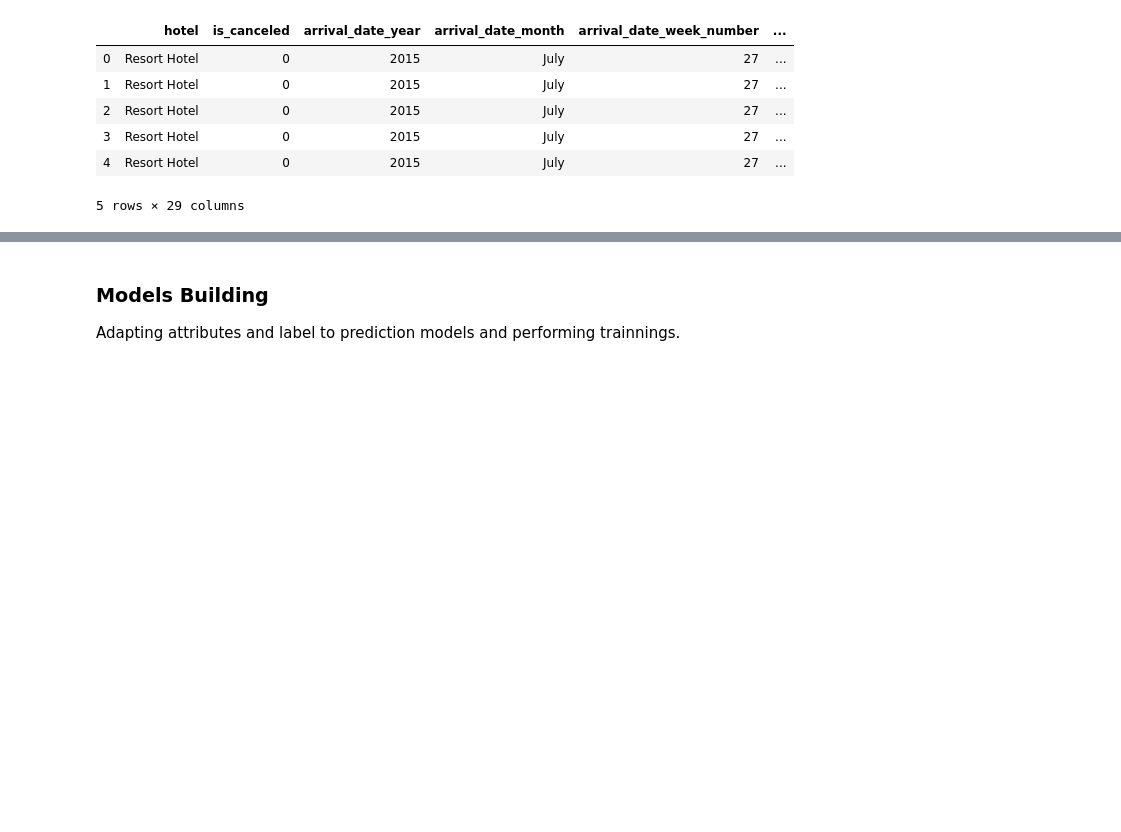
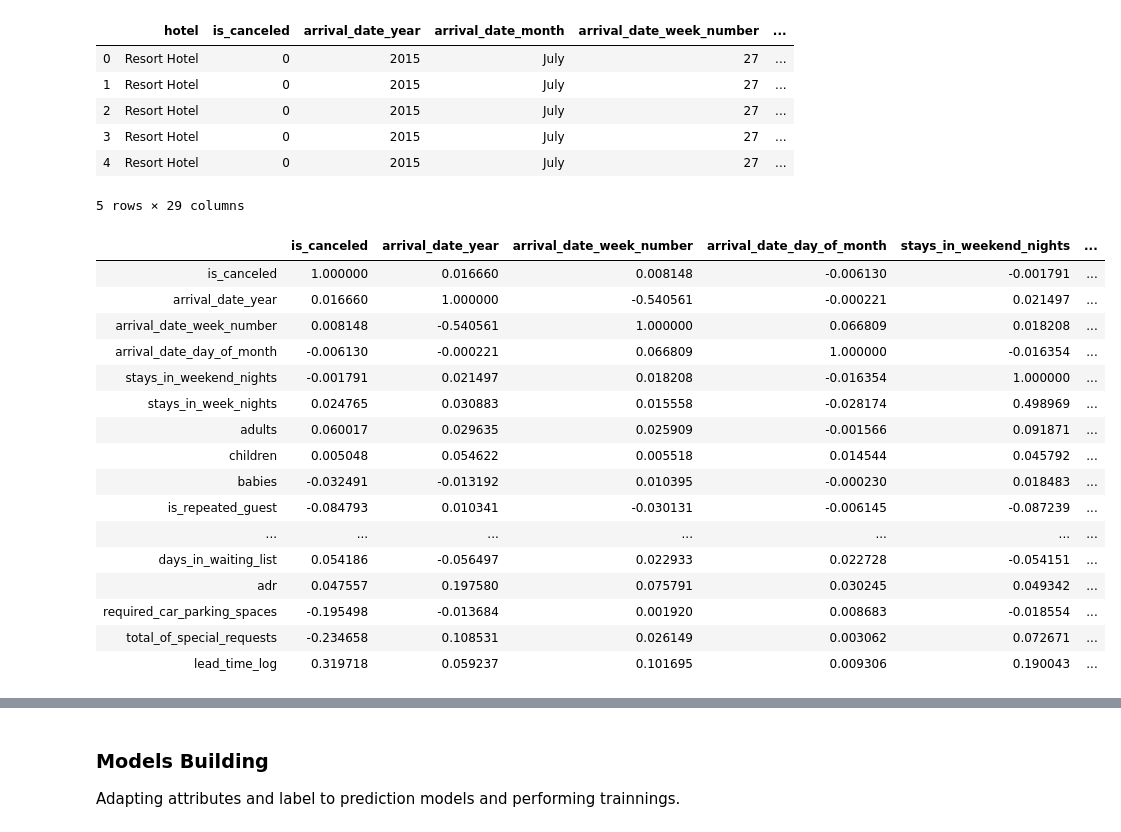
Before and after one commit to LeAmSa/Kaggle-Hotel-Booking, a Jupyter notebook: notebooks/EDA, Data Wrangling and Models for Hotel Booking.ipynb, the cells around one changed output, grey strips where cells are left out. Cells and saved outputs as stored; diff of their text form; code cells hidden in the pictures; blank space fills up the shorter version.

```diff
--- a/notebooks/EDA, Data Wrangling and Models for Hotel Booking.ipynb
+++ b/notebooks/EDA, Data Wrangling and Models for Hotel Booking.ipynb
@@ -343,3 +343,25 @@ data.head(5)
 | 3 | Resort Hotel | 0 | 2015 | July | 27 | ... |
 | 4 | Resort Hotel | 0 | 2015 | July | 27 | ... |
 5 rows × 29 columns
+# %%
+#correlation betwen variables
+corr = data.corr()
+corr
+# %% [output]
+|  | is_canceled | arrival_date_year | arrival_date_week_number | arrival_date_day_of_month | stays_in_weekend_nights | ... |
+| is_canceled | 1.000000 | 0.016660 | 0.008148 | -0.006130 | -0.001791 | ... |
+| arrival_date_year | 0.016660 | 1.000000 | -0.540561 | -0.000221 | 0.021497 | ... |
+| arrival_date_week_number | 0.008148 | -0.540561 | 1.000000 | 0.066809 | 0.018208 | ... |
+| arrival_date_day_of_month | -0.006130 | -0.000221 | 0.066809 | 1.000000 | -0.016354 | ... |
+| stays_in_weekend_nights | -0.001791 | 0.021497 | 0.018208 | -0.016354 | 1.000000 | ... |
+| stays_in_week_nights | 0.024765 | 0.030883 | 0.015558 | -0.028174 | 0.498969 | ... |
+| adults | 0.060017 | 0.029635 | 0.025909 | -0.001566 | 0.091871 | ... |
+| children | 0.005048 | 0.054622 | 0.005518 | 0.014544 | 0.045792 | ... |
+| babies | -0.032491 | -0.013192 | 0.010395 | -0.000230 | 0.018483 | ... |
+| is_repeated_guest | -0.084793 | 0.010341 | -0.030131 | -0.006145 | -0.087239 | ... |
+| ... | ... | ... | ... | ... | ... | ... |
+| days_in_waiting_list | 0.054186 | -0.056497 | 0.022933 | 0.022728 | -0.054151 | ... |
+| adr | 0.047557 | 0.197580 | 0.075791 | 0.030245 | 0.049342 | ... |
+| required_car_parking_spaces | -0.195498 | -0.013684 | 0.001920 | 0.008683 | -0.018554 | ... |
+| total_of_special_requests | -0.234658 | 0.108531 | 0.026149 | 0.003062 | 0.072671 | ... |
+| lead_time_log | 0.319718 | 0.059237 | 0.101695 | 0.009306 | 0.190043 | ... |
```
Also changed, not shown: parts of 1 cell of this notebook.
